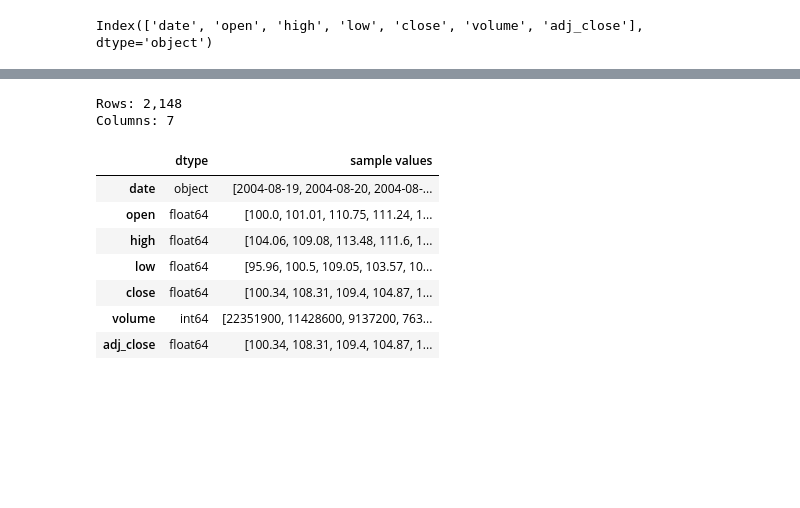
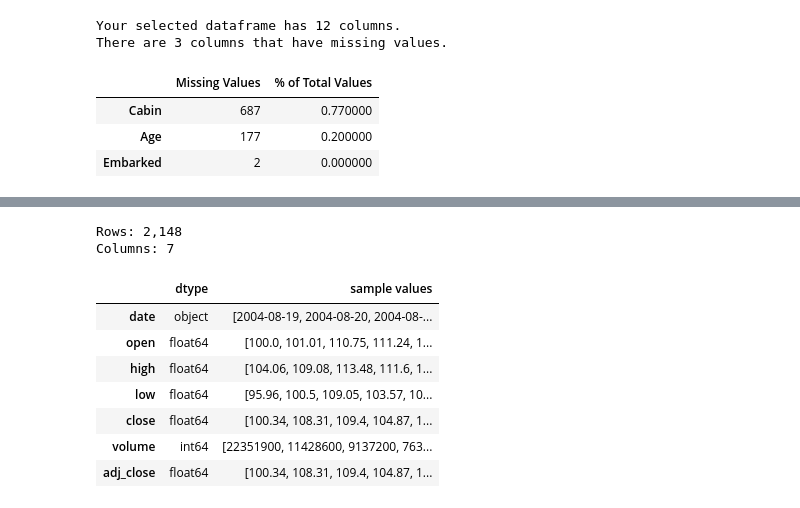
Before and after one commit to lep511/pexplorer, a Jupyter notebook: _pexplorer_test.ipynb, the cells around one changed output, grey strips where cells are left out. Cells and saved outputs as stored; diff of their text form; code cells hidden in the pictures; blank space fills up the shorter version.

```diff
--- a/_pexplorer_test.ipynb
+++ b/_pexplorer_test.ipynb
@@ -34,4 +34,9 @@ df.head()
-# %%
-df.columns
-# %% [output]
-Index(['date', 'open', 'high', 'low', 'close', 'volume', 'adj_close'], dtype='object')
+# %%
+px.missing_values(df)
+# %% [output]
+Your selected dataframe has 12 columns.
+There are 3 columns that have missing values.
+|  | Missing Values | % of Total Values |
+| Cabin | 687 | 0.770000 |
+| Age | 177 | 0.200000 |
+| Embarked | 2 | 0.000000 |
```
Also changed, not shown: parts of 9 cells of this notebook, 1 other file.
